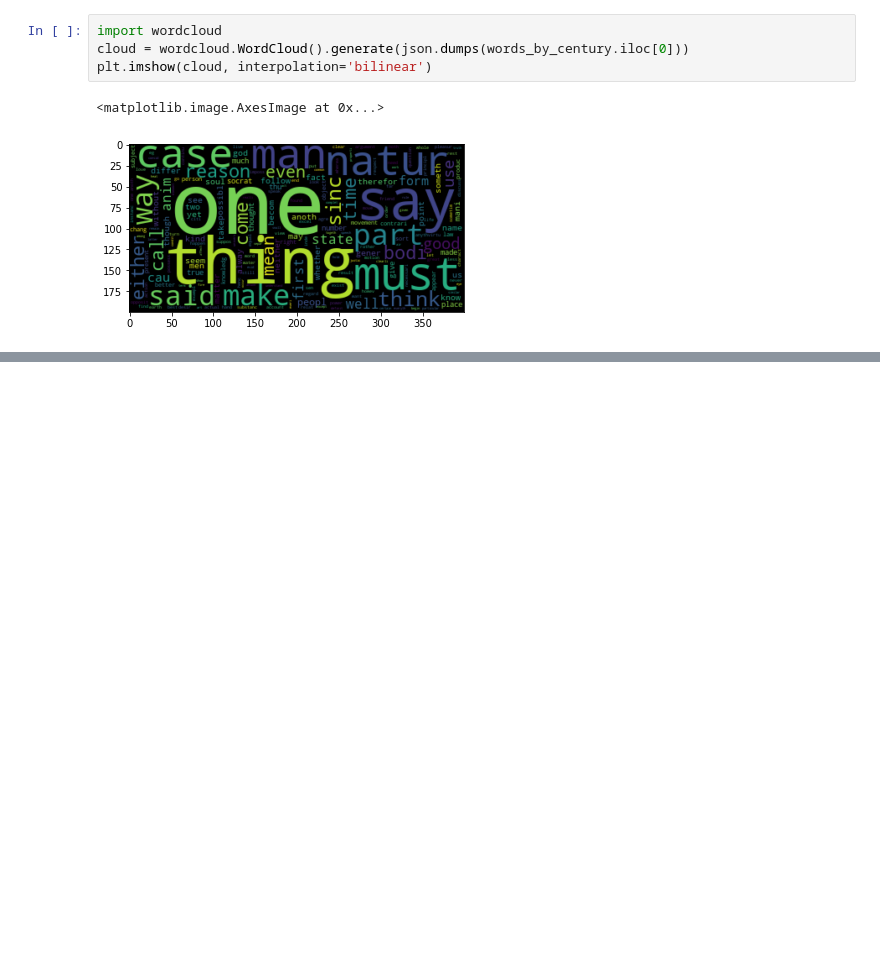
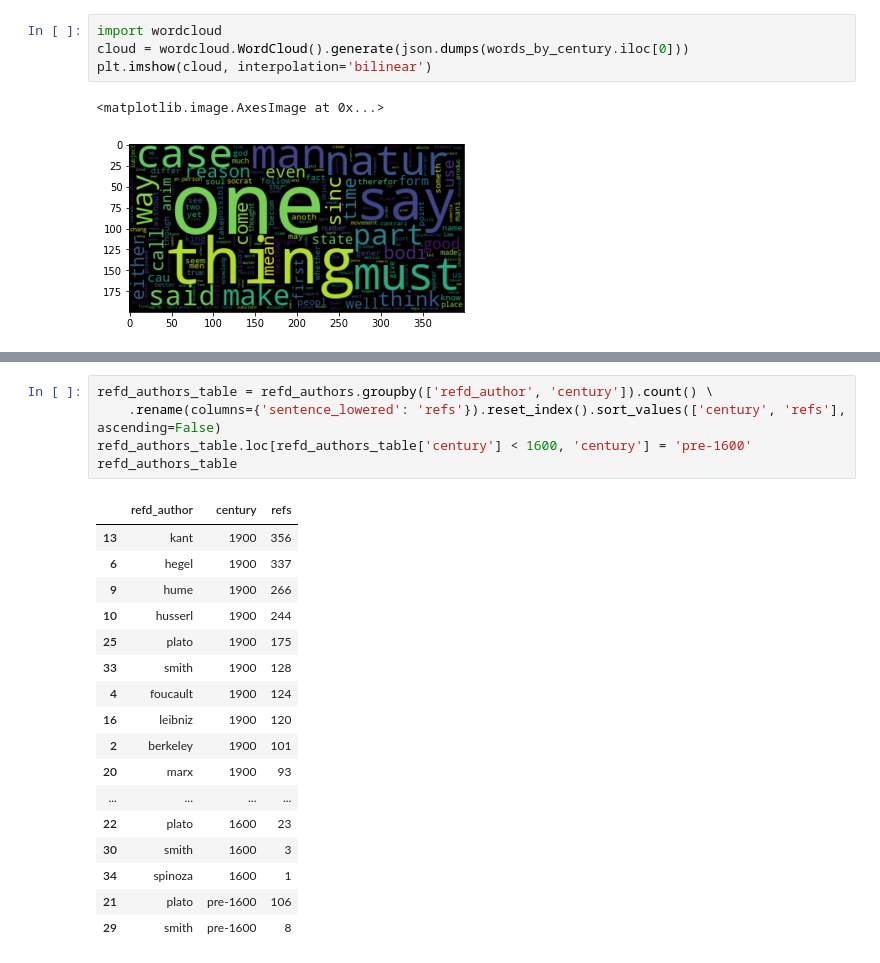
Before and after one commit to matthewpark319/ADSProject1, a Jupyter notebook: doc/Untitled.ipynb, the cells around one changed output, grey strips where cells are left out. Cells and saved outputs as stored; diff of their text form; blank space fills up the shorter version.

```diff
--- a/doc/Untitled.ipynb
+++ b/doc/Untitled.ipynb
@@ -67,0 +87,23 @@ plt.imshow(cloud, interpolation='bilinear')
+# %%
+refd_authors_table = refd_authors.groupby(['refd_author', 'century']).count() \
+    .rename(columns={'sentence_lowered': 'refs'}).reset_index().sort_values(['century', 'refs'], ascending=False)
+refd_authors_table.loc[refd_authors_table['century'] < 1600, 'century'] = 'pre-1600'
+refd_authors_table
+# %% [output]
+|  | refd_author | century | refs |
+| 13 | kant | 1900 | 356 |
+| 6 | hegel | 1900 | 337 |
+| 9 | hume | 1900 | 266 |
+| 10 | husserl | 1900 | 244 |
+| 25 | plato | 1900 | 175 |
+| 33 | smith | 1900 | 128 |
+| 4 | foucault | 1900 | 124 |
+| 16 | leibniz | 1900 | 120 |
+| 2 | berkeley | 1900 | 101 |
+| 20 | marx | 1900 | 93 |
+| ... | ... | ... | ... |
+| 22 | plato | 1600 | 23 |
+| 30 | smith | 1600 | 3 |
+| 34 | spinoza | 1600 | 1 |
+| 21 | plato | pre-1600 | 106 |
+| 29 | smith | pre-1600 | 8 |
```
Also changed, not shown: parts of 1 cell of this notebook.
